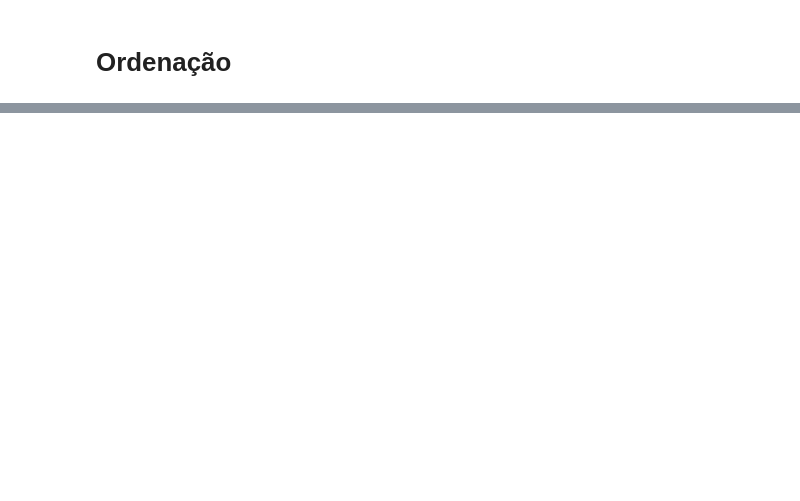
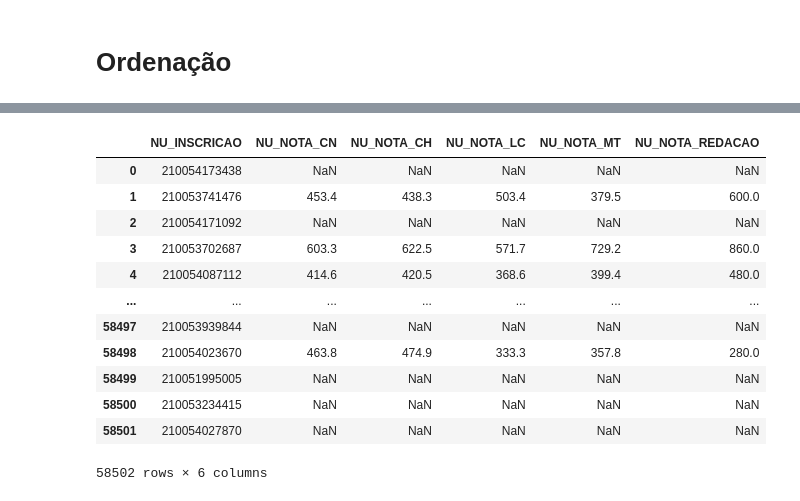
Before and after one commit to JevertonFlores/DA_python_dados_enem, a Jupyter notebook: Data_Analytics_Data_Viking.ipynb, the cells around one changed output, grey strips where cells are left out. Cells and saved outputs as stored; diff of their text form; code cells hidden in the pictures; blank space fills up the shorter version.

```diff
--- a/Data_Analytics_Data_Viking.ipynb
+++ b/Data_Analytics_Data_Viking.ipynb
@@ -640,0 +829,4 @@ df.NU_NOTA_MT.plot(kind = 'kde')
+# %%
+# É possível setar um índice em um dataset
+
+df_subset.set_index('NU_INSCRICAO', inplace = True)
@@ -640,0 +845,16 @@ df.NU_NOTA_MT.plot(kind = 'kde')
+# %%
+df_subset.reset_index(drop=False)
+# %% [output]
+|  | NU_INSCRICAO | NU_NOTA_CN | NU_NOTA_CH | NU_NOTA_LC | NU_NOTA_MT | NU_NOTA_REDACAO |
+| 0 | 210054173438 | NaN | NaN | NaN | NaN | NaN |
+| 1 | 210053741476 | 453.4 | 438.3 | 503.4 | 379.5 | 600.0 |
+| 2 | 210054171092 | NaN | NaN | NaN | NaN | NaN |
+| 3 | 210053702687 | 603.3 | 622.5 | 571.7 | 729.2 | 860.0 |
+| 4 | 210054087112 | 414.6 | 420.5 | 368.6 | 399.4 | 480.0 |
+| ... | ... | ... | ... | ... | ... | ... |
+| 58497 | 210053939844 | NaN | NaN | NaN | NaN | NaN |
+| 58498 | 210054023670 | 463.8 | 474.9 | 333.3 | 357.8 | 280.0 |
+| 58499 | 210051995005 | NaN | NaN | NaN | NaN | NaN |
+| 58500 | 210053234415 | NaN | NaN | NaN | NaN | NaN |
+| 58501 | 210054027870 | NaN | NaN | NaN | NaN | NaN |
+58502 rows × 6 columns
```
Also changed, not shown: parts of 24 cells of this notebook.
